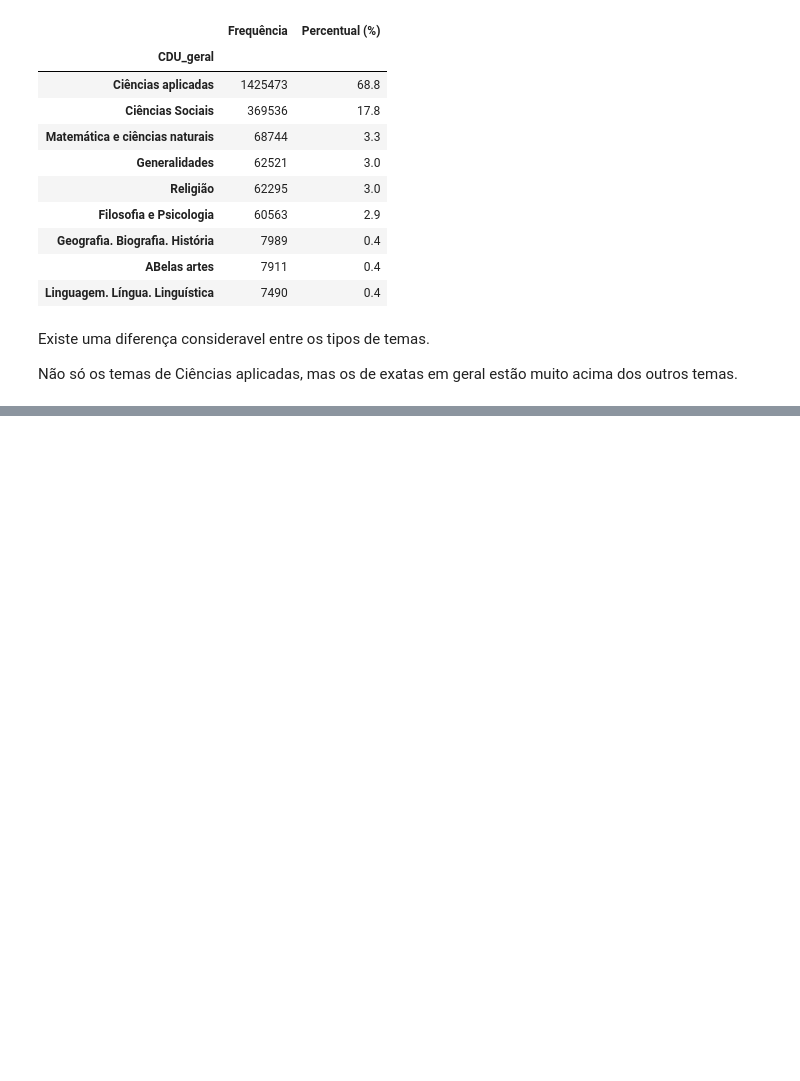
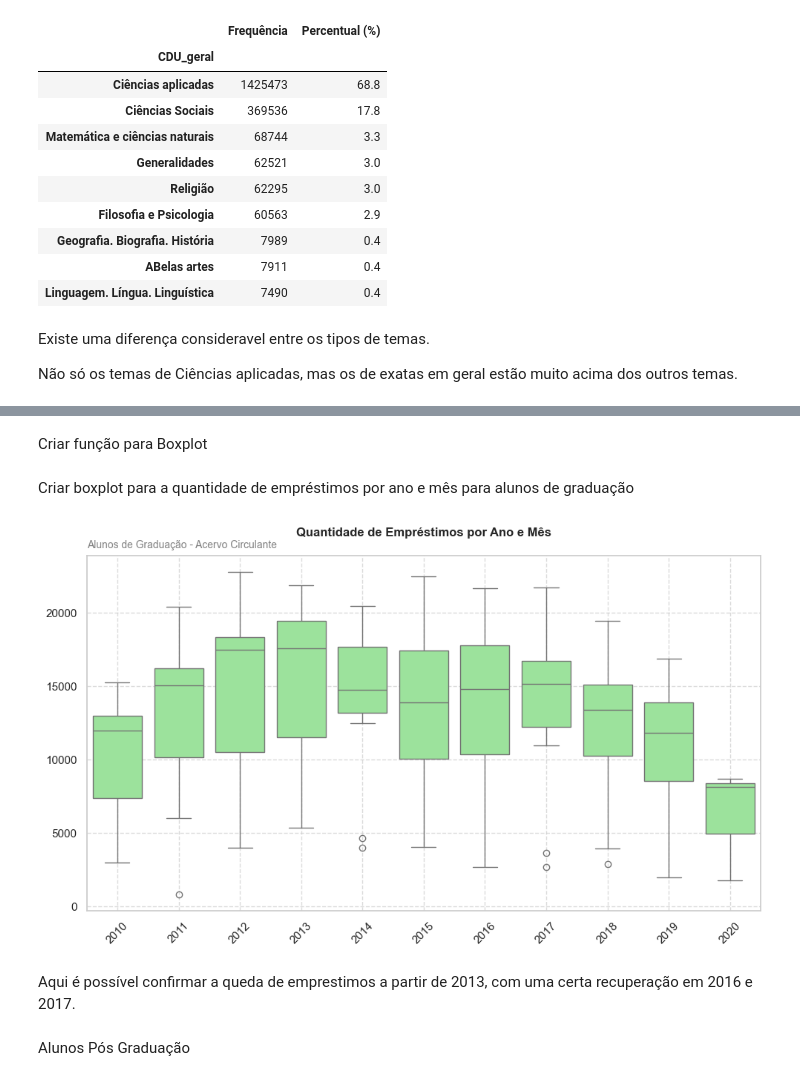
Before and after one commit to wmborges/7_days_of_code_Alura, a Jupyter notebook: 7_days_of_code.ipynb, the cells around one changed output, grey strips where cells are left out. Cells and saved outputs as stored; diff of their text form; code cells hidden in the pictures; blank space fills up the shorter version.

Commit message:
Dia 5 - Análise de Empréstimos por Tipo de Usuário
Criado Boxplot para a quantidade de empréstimos por ano e mês, separando entre alunos de graduação e pós graduação.

```diff
--- a/7_days_of_code.ipynb
+++ b/7_days_of_code.ipynb
@@ -604,0 +623,3 @@ Não só os temas de Ciências aplicadas, mas os de exatas em geral estão muito
+# %%
+alunos_graduacao = emprestimos_completo[emprestimos_completo['tipo_vinculo_usuario'] == 'ALUNO DE GRADUAÇÃO'] # Filtrar apenas os alunos de graduação
+alunos_graduacao.colecao.value_counts() # Contar a quantidade de empréstimos por coleção
@@ -604,0 +647,9 @@ Não só os temas de Ciências aplicadas, mas os de exatas em geral estão muito
+# %%
+alunos_graduacao_acervo_circulante = alunos_graduacao[alunos_graduacao['colecao'] == 'Acervo Circulante'] # Filtrar apenas o acervo circulante
+alunos_graduacao_acervo_circulante = pd.DataFrame(alunos_graduacao_acervo_circulante) # Converter para DataFrame
+alunos_graduacao_acervo_circulante['data_emprestimo'] = pd.to_datetime(alunos_graduacao_acervo_circulante['data_emprestimo']) # Converter a coluna 'data_emprestimo' para o tipo datetime
+alunos_graduacao_acervo_circulante['ano'] = alunos_graduacao_acervo_circulante['data_emprestimo'].dt.year # Extrair o ano
+alunos_graduacao_acervo_circulante['mes'] = alunos_graduacao_acervo_circulante['data_emprestimo'].dt.month # Extrair o mês
+alunos_graduacao_acervo_circulante = alunos_graduacao_acervo_circulante.loc[:, ['ano', 'mes']] # Selecionar apenas as colunas 'ano' e 'mes'
+alunos_graduacao_acervo_circulante = alunos_graduacao_acervo_circulante.value_counts().to_frame('quantidade').reset_index() # Contar a quantidade de empréstimos por ano e mês
+alunos_graduacao_acervo_circulante
@@ -604,0 +670,37 @@ Não só os temas de Ciências aplicadas, mas os de exatas em geral estão muito
+# %% [markdown]
+Criar função para Boxplot
+# %%
+def criar_boxplot(df, x_col, y_col, title, subtitle):
+    """
+    Cria um boxplot a partir de um DataFrame.
+
+    :param df: DataFrame contendo os dados.
+    :param x_col: Coluna do eixo x.
+    :param y_col: Coluna do eixo y.
+    :param title: Título do gráfico.
+    :param subtitle: Subtítulo do gráfico (opcional).
+    """
+
+    sns.set(style="whitegrid")
+    plt.figure(figsize=(10, 6))
+
+    ax = sns.boxplot(data=df, x=x_col, y=y_col, color='Lightgreen')
+    ax.set_title(title+"\n", fontsize=12, fontweight='bold')
+    ax.text(s=subtitle,x=-0.5,y=max(df[y_col])*1.07,fontsize=10, ha='left', color='gray')
+    ax.set_xlabel(None) # Ajusta o rótulo do eixo x
+    ax.set_ylabel(None) # Ajusta o rótulo do eixo y
+    plt.xticks(rotation=45) # Ajusta a rotação dos rótulos do eixo x, se necessário
+    plt.grid(True, linestyle='--', alpha=0.7) # Ajusta o grid para melhor visualização
+    plt.tight_layout() # Ajusta o layout para evitar sobreposição
+    plt.show()
+# %% [markdown]
+Criar boxplot para a quantidade de empréstimos por ano e mês para alunos de graduação
+# %%
+# Criar boxplot para a quantidade de empréstimos por ano e mês
+criar_boxplot(alunos_graduacao_acervo_circulante, 'ano', 'quantidade', 'Quantidade de Empréstimos por Ano e Mês', 'Alunos de Graduação - Acervo Circulante')
+# %% [output]
+[figure, added]
+# %% [markdown]
+Aqui é possível confirmar a queda de emprestimos a partir de 2013, com uma certa recuperação em 2016 e 2017.
+# %% [markdown]
+Alunos Pós Graduação
```
Also changed, not shown: parts of 14 cells of this notebook.
